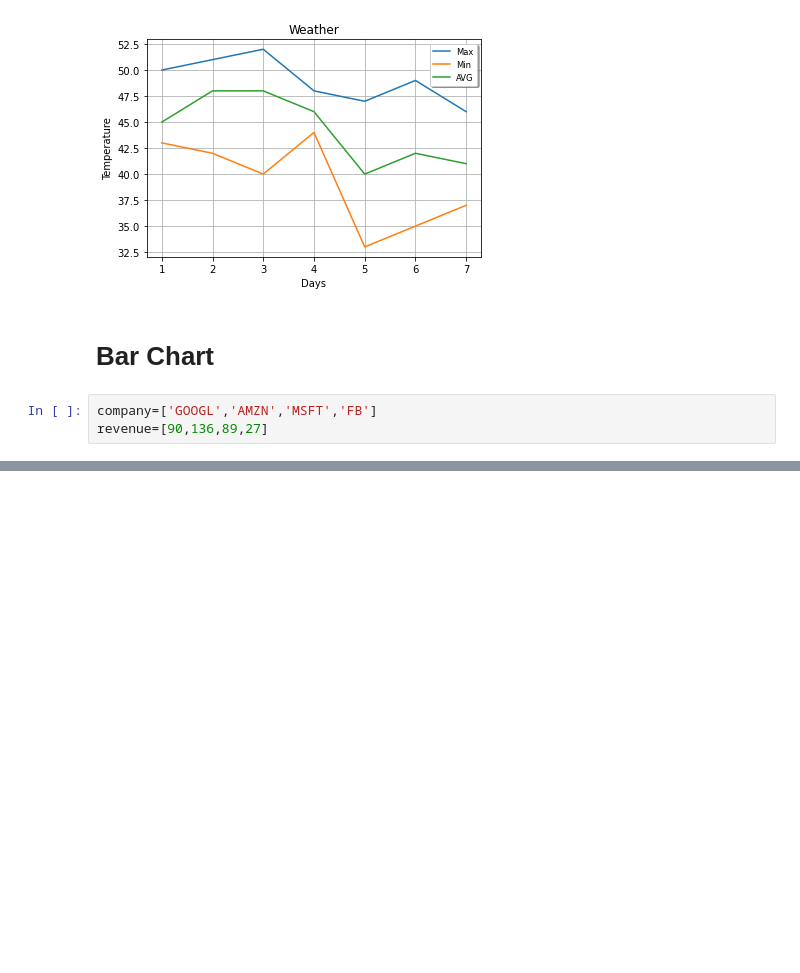
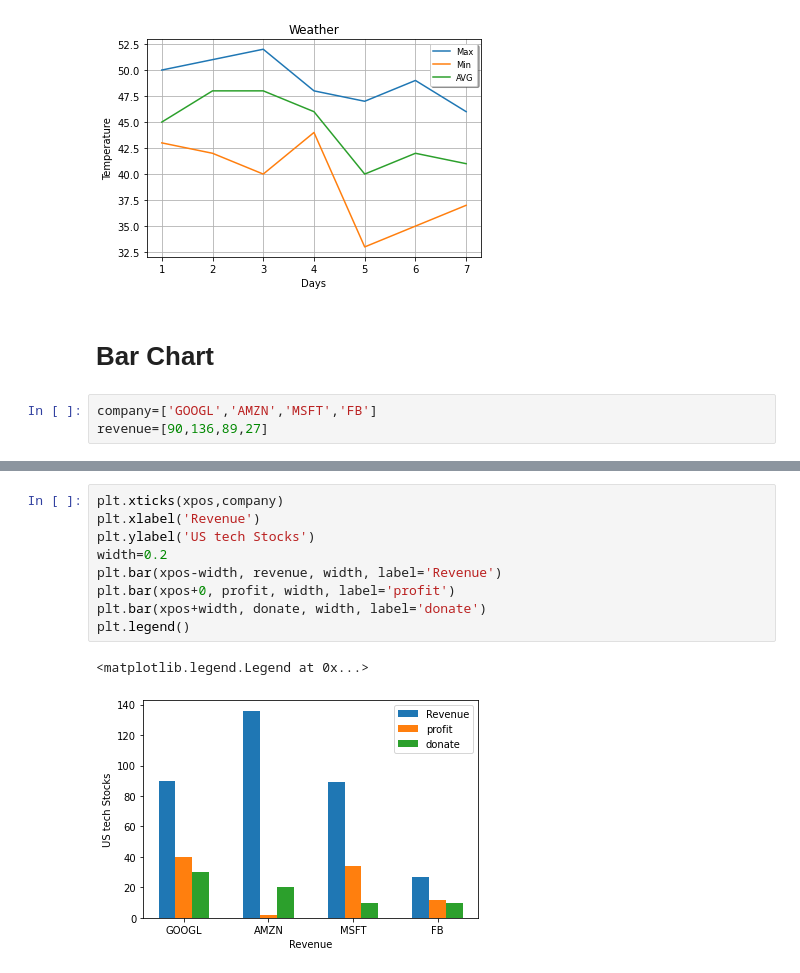
Before and after one commit to sumitsalve98/visualization-codes, a Jupyter notebook: Matplotlib.ipynb, the cells around one changed output, grey strips where cells are left out. Drawn from its saved outputs; the diff is of its cells as text; blank space fills up the shorter version.

```diff
--- a/Matplotlib.ipynb
+++ b/Matplotlib.ipynb
@@ -193,0 +217,12 @@ plt.legend()
+# %%
+plt.xticks(xpos,company)
+plt.xlabel('Revenue')
+plt.ylabel('US tech Stocks')
+width=0.2
+plt.bar(xpos-width, revenue, width, label='Revenue')
+plt.bar(xpos+0, profit, width, label='profit')
+plt.bar(xpos+width, donate, width, label='donate')
+plt.legend()
+# %% [output]
+<matplotlib.legend.Legend at 0x...>
+[figure, added]
```
Also changed, not shown: parts of 17 cells of this notebook.
